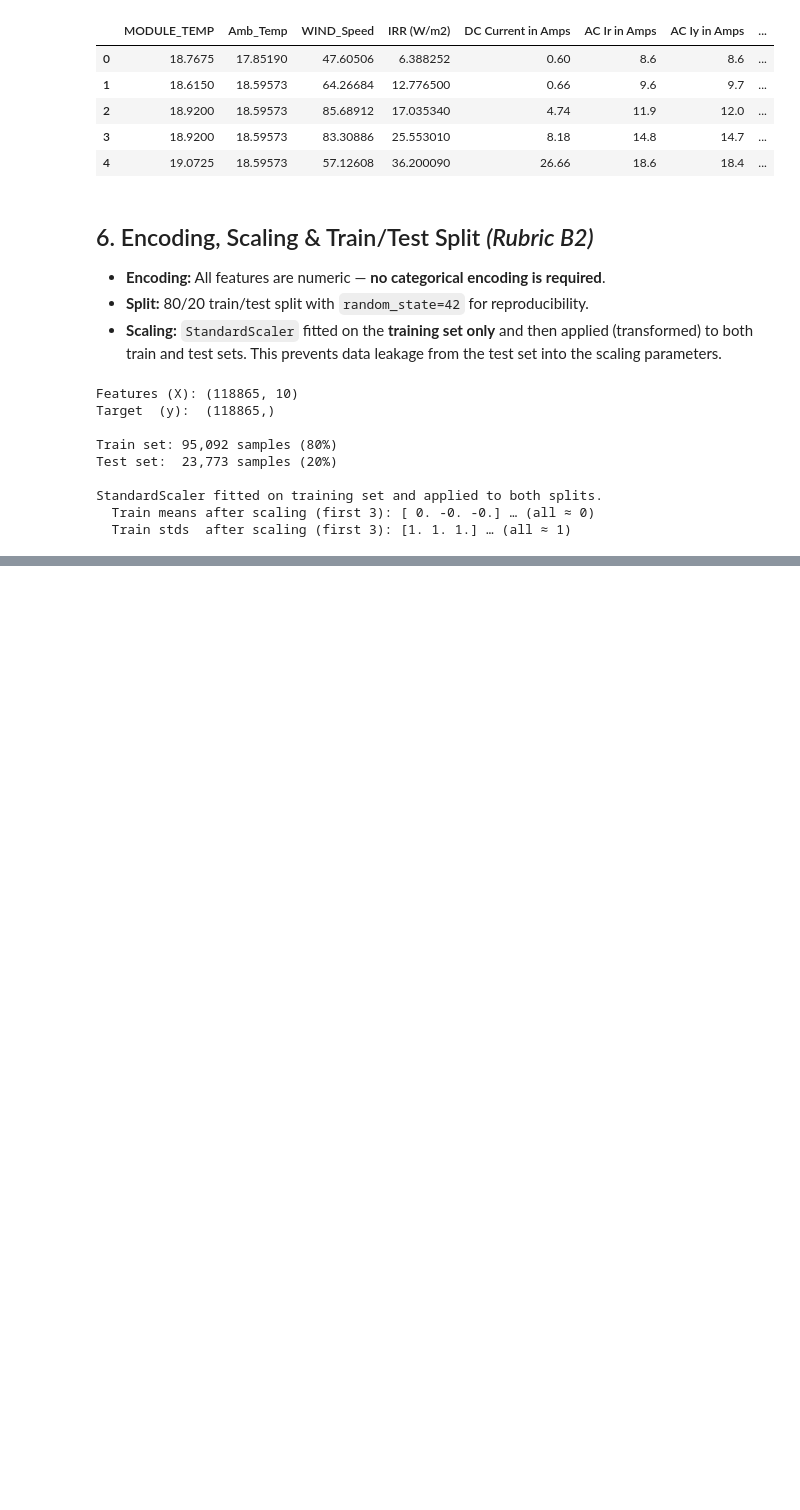
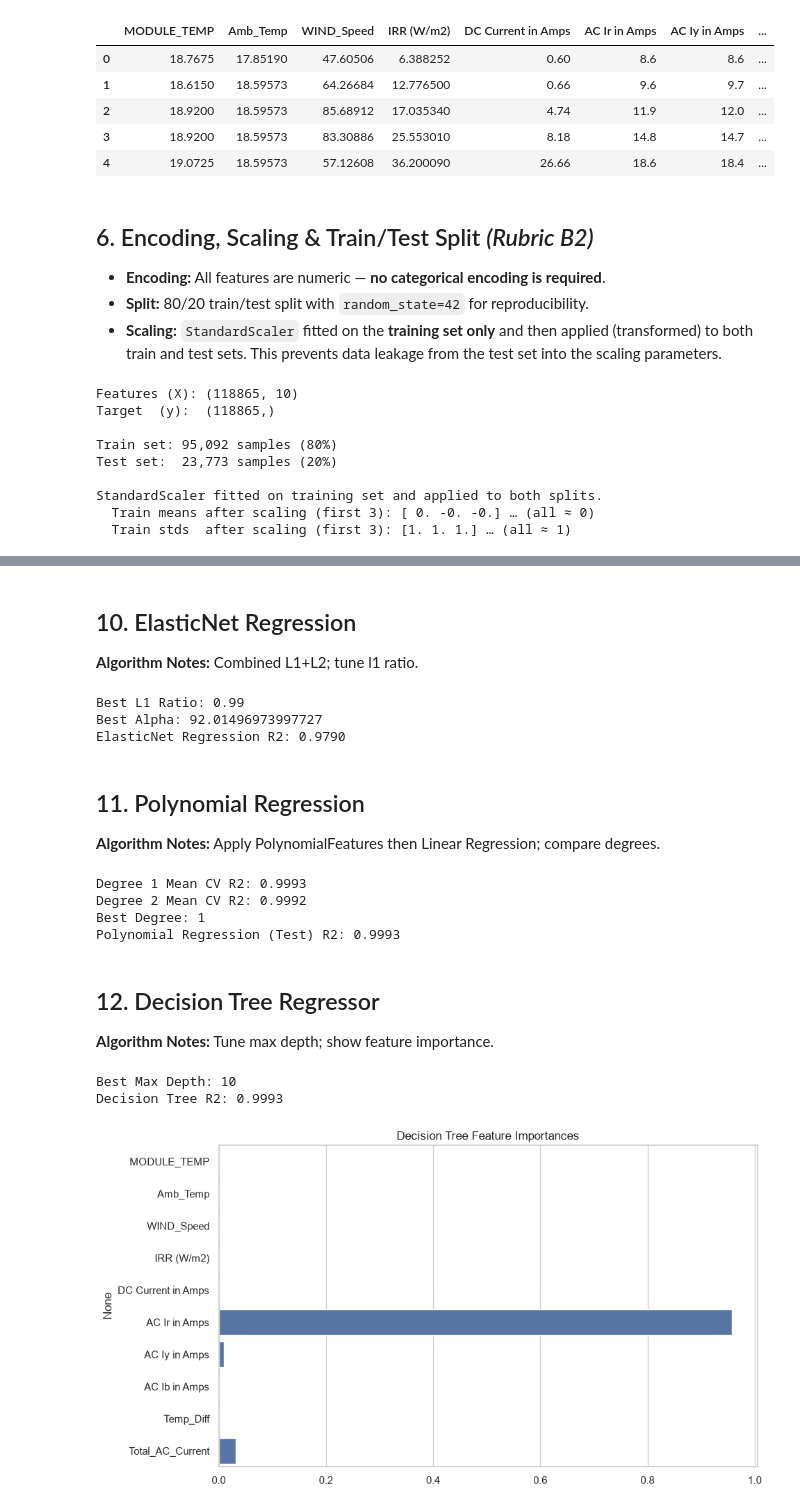
Before and after one commit to TejasviSenka/Machine_Learning_Capstone, a Jupyter notebook: notebooks/regression.ipynb, the cells around one changed output, grey strips where cells are left out. Saved outputs shown, nothing was run; the diff lists cells and outputs as text; code cells hidden in the pictures; blank space fills up the shorter version.

Commit message:
feat(regression)modify regression notebook

```diff
--- a/notebooks/regression.ipynb
+++ b/notebooks/regression.ipynb
@@ -831,0 +510,75 @@ Feature Importance Ranking:
+# %% [markdown]
+## 10. ElasticNet Regression
+**Algorithm Notes:** Combined L1+L2; tune l1 ratio.
+# %%
+from sklearn.linear_model import ElasticNetCV
+
+elastic = ElasticNetCV(l1_ratio=[0.1, 0.5, 0.7, 0.9, 0.99], cv=5, random_state=42, max_iter=10000)
+elastic.fit(X_train_scaled, y_train)
+elastic_pred = elastic.predict(X_test_scaled)
+
+print(f"Best L1 Ratio: {elastic.l1_ratio_}")
+print(f"Best Alpha: {elastic.alpha_}")
+print(f"ElasticNet Regression R2: {r2_score(y_test, elastic_pred):.4f}")
+# %% [output]
+Best L1 Ratio: 0.99
+Best Alpha: 92.01496973997727
+ElasticNet Regression R2: 0.9790
+# %% [markdown]
+## 11. Polynomial Regression
+**Algorithm Notes:** Apply PolynomialFeatures then Linear Regression; compare degrees.
+# %%
+from sklearn.preprocessing import PolynomialFeatures
+from sklearn.pipeline import Pipeline
+from sklearn.model_selection import cross_val_score
+
+degrees = [1, 2] # Limiting to 2 because degree 3 on many features creates a massive matrix and takes very long
+poly_results = {}
+for d in degrees:
+    pipe = Pipeline([
+        ('poly', PolynomialFeatures(degree=d)),
+        ('lr', LinearRegression())
+    ])
+    # Cross validation for comparison
+    scores = cross_val_score(pipe, X_train_scaled, y_train, cv=3, scoring='r2')
+    poly_results[d] = scores.mean()
+    print(f"Degree {d} Mean CV R2: {scores.mean():.4f}")
+
+best_degree = max(poly_results, key=poly_results.get)
+print(f"Best Degree: {best_degree}")
+pipe_best = Pipeline([('poly', PolynomialFeatures(degree=best_degree)), ('lr', LinearRegression())])
+pipe_best.fit(X_train_scaled, y_train)
+poly_pred = pipe_best.predict(X_test_scaled)
+print(f"Polynomial Regression (Test) R2: {r2_score(y_test, poly_pred):.4f}")
+# %% [output]
+Degree 1 Mean CV R2: 0.9993
+Degree 2 Mean CV R2: 0.9992
+Best Degree: 1
+Polynomial Regression (Test) R2: 0.9993
+# %% [markdown]
+## 12. Decision Tree Regressor
+**Algorithm Notes:** Tune max depth; show feature importance.
+# %%
+from sklearn.tree import DecisionTreeRegressor
+from sklearn.model_selection import GridSearchCV
+import matplotlib.pyplot as plt
+import seaborn as sns
+
+dt = DecisionTreeRegressor(random_state=42)
+dt_param_grid = {'max_depth': [5, 10, 20, None]}
+dt_grid = GridSearchCV(dt, dt_param_grid, cv=5, scoring='r2')
+dt_grid.fit(X_train_scaled, y_train)
+dt_pred = dt_grid.best_estimator_.predict(X_test_scaled)
+
+print(f"Best Max Depth: {dt_grid.best_params_['max_depth']}")
+print(f"Decision Tree R2: {r2_score(y_test, dt_pred):.4f}")
+
+dt_importances = dt_grid.best_estimator_.feature_importances_
+plt.figure(figsize=(10, 6))
+sns.barplot(x=dt_importances, y=X.columns)
+plt.title('Decision Tree Feature Importances')
+plt.show()
+# %% [output]
+Best Max Depth: 10
+Decision Tree R2: 0.9993
+[figure, added]
```
Also changed, not shown: parts of 41 cells of this notebook.
